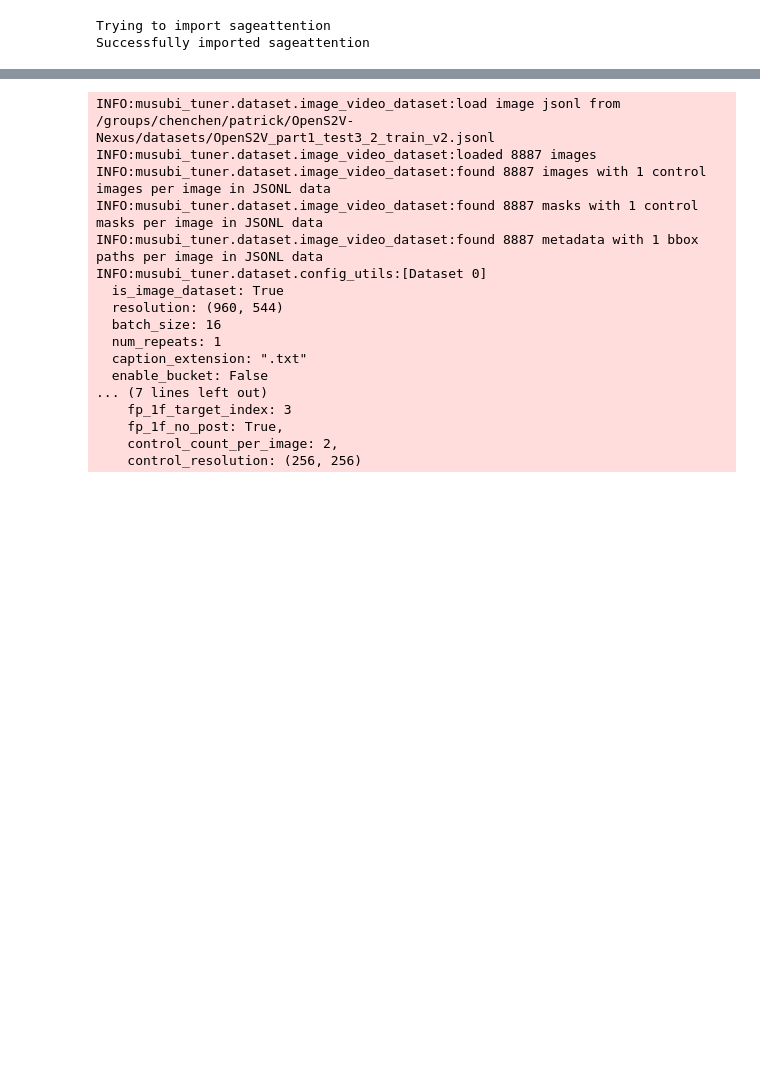
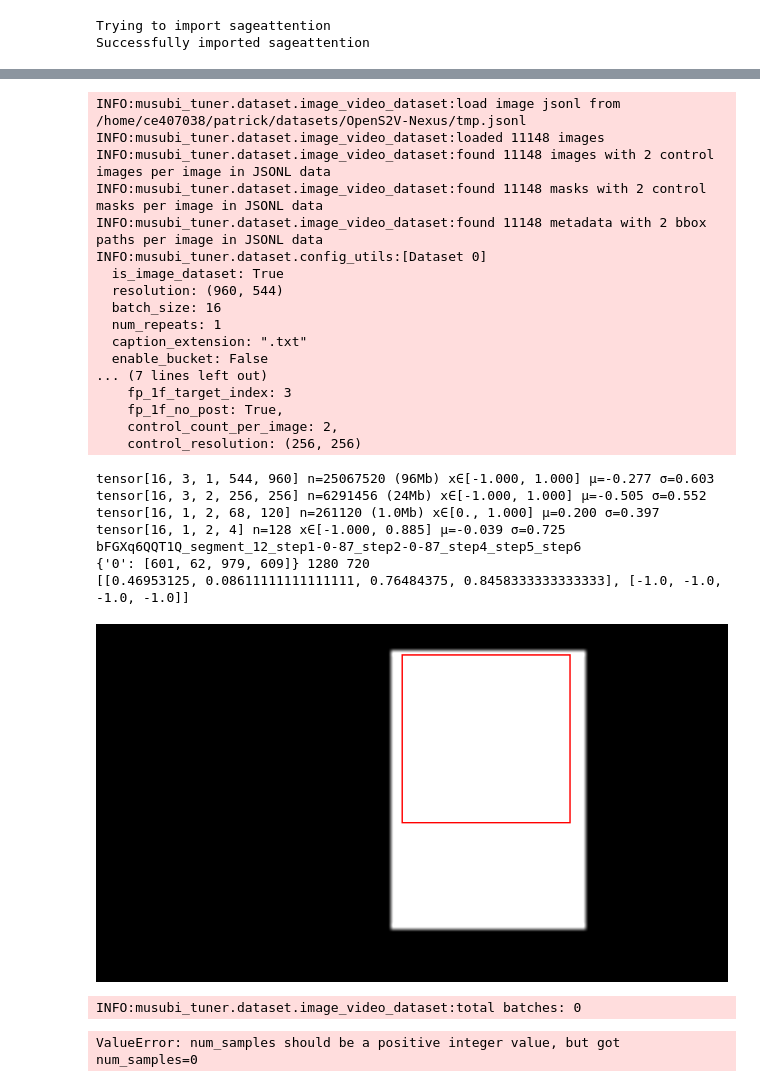
Before and after one commit to yj7082126/musubi-tuner, a Jupyter notebook: src/practice/data.ipynb, the cells around one changed output, grey strips where cells are left out. Drawn from its saved outputs; the diff is of its cells as text; code cells hidden in the pictures; blank space fills up the shorter version.

Commit message:
restructure face_bbox code

```diff
--- a/src/practice/data.ipynb
+++ b/src/practice/data.ipynb
@@ -37,13 +64,12 @@ Successfully imported sageattention
 # %%
 sys.argv = ["fpack_cache_latents.py",
-    "--dataset_config", "/groups/chenchen/patrick/OpenS2V-Nexus/datasets/OpenS2V_part1_test3_2.toml",
-    "--vae", "/home/yo564250/workspace/ComfyUI/models/vae/hunyuan-video-t2v-720p-vae.pt",
-    "--image_encoder", "/home/yo564250/workspace/ComfyUI/models/clip_vision/sigclip_vision_patch14_384.safetensors",
+    "--dataset_config", "/home/ce407038/patrick/datasets/OpenS2V-Nexus/tmp.toml",
+    "--vae", "~/patrick/ComfyUI/models/vae/hunyuan_video_vae_bf16.safetensors",
+    "--image_encoder", "~/patrick/ComfyUI/models/clip_vision/sigclip_vision_patch14_384.safetensors",
     "--vae_chunk_size", "32",
     "--vae_spatial_tile_sample_min_size", "128",
     "--skip_existing", "--keep_cache", "--one_frame", "--one_frame_no_2x", "--one_frame_no_4x"
 ]
-
 
 parser = setup_parser_common()
 parser = hv_setup_parser(parser)  # VAE
@@ -59,7 +85,7 @@ blueprint_generator = BlueprintGenerator(ConfigSanitizer())
 user_config = load_user_config(args.dataset_config)
 blueprint = blueprint_generator.generate(user_config, args, architecture='fp')
 train_dataset_group = generate_dataset_group_by_blueprint(blueprint.dataset_group)
-dataset = train_dataset_group.datasets
+dataset = train_dataset_group.datasets[0]
 
 # dataset = ImageDataset(
 #     resolution=(960, 544), caption_extension='.txt', batch_size=2, num_repeats=1,
@@ -74,11 +100,11 @@ dataset = train_dataset_group.datasets
 #     control_resolution=(256,256)
 # )
 # %% [output]
-INFO:musubi_tuner.dataset.image_video_dataset:load image jsonl from /groups/chenchen/patrick/OpenS2V-Nexus/datasets/OpenS2V_part1_test3_2_train_v2.jsonl
-INFO:musubi_tuner.dataset.image_video_dataset:loaded 8887 images
-INFO:musubi_tuner.dataset.image_video_dataset:found 8887 images with 1 control images per image in JSONL data
-INFO:musubi_tuner.dataset.image_video_dataset:found 8887 masks with 1 control masks per image in JSONL data
-INFO:musubi_tuner.dataset.image_video_dataset:found 8887 metadata with 1 bbox paths per image in JSONL data
+INFO:musubi_tuner.dataset.image_video_dataset:load image jsonl from /home/ce407038/patrick/datasets/OpenS2V-Nexus/tmp.jsonl
+INFO:musubi_tuner.dataset.image_video_dataset:loaded 11148 images
+INFO:musubi_tuner.dataset.image_video_dataset:found 11148 images with 2 control images per image in JSONL data
+INFO:musubi_tuner.dataset.image_video_dataset:found 11148 masks with 2 control masks per image in JSONL data
+INFO:musubi_tuner.dataset.image_video_dataset:found 11148 metadata with 2 bbox paths per image in JSONL data
 INFO:musubi_tuner.dataset.config_utils:[Dataset 0]
   is_image_dataset: True
   resolution: (960, 544)
@@ -91,3 +117,32 @@ INFO:musubi_tuner.dataset.config_utils:[Dataset 0]
     fp_1f_no_post: True,
     control_count_per_image: 2,
     control_resolution: (256, 256)
+# %%
+_,batch = next(iter(dataset.retrieve_latent_cache_batches(4)))
+_, _, image, contents, content_masks, target_masks, clean_latent_bboxes = preprocess_contents(batch)
+print(image)
+print(contents)
+print(target_masks)
+print(clean_latent_bboxes)
+
+i = 0
+print(Path(batch[i].item_key).parent.name)
+meta_path = Path(batch[i].item_key).parent / "meta.yaml"
+meta = OmegaConf.load(meta_path)
+print(meta['target_body'], meta['width'], meta['height'])
+
+bboxes = get_bbox_from_meta(meta_path, 2)
+print(bboxes)
+
+mask = target_masks[i,0].permute(1,2,0).cpu().numpy().astype(bool).max(-1)
+face_bbox = clean_latent_bboxes[i,0].numpy()
+draw_bboxes(Image.fromarray(mask).convert("RGB").resize((960,544)), face_bbox)
+# %% [output]
+tensor[16, 3, 1, 544, 960] n=25067520 (96Mb) x∈[-1.000, 1.000] μ=-0.277 σ=0.603
+tensor[16, 3, 2, 256, 256] n=6291456 (24Mb) x∈[-1.000, 1.000] μ=-0.505 σ=0.552
+tensor[16, 1, 2, 68, 120] n=261120 (1.0Mb) x∈[0., 1.000] μ=0.200 σ=0.397
+tensor[16, 1, 2, 4] n=128 x∈[-1.000, 0.885] μ=-0.039 σ=0.725
+bFGXq6QQT1Q_segment_12_step1-0-87_step2-0-87_step4_step5_step6
+{'0': [601, 62, 979, 609]} 1280 720
+[[0.46953125, 0.08611111111111111, 0.76484375, 0.8458333333333333], [-1.0, -1.0, -1.0, -1.0]]
+[figure, added]
@@ -94,5 +182,4 @@ INFO:musubi_tuner.dataset.config_utils:[Dataset 0]
 # %%
-
 dataset.set_seed(0)
 dataset.prepare_for_training()
 # for _, batch in tqdm(dataset.retrieve_latent_cache_batches(4)):
@@ -112,3 +199,6 @@ train_dataloader = DataLoader(
 
 batch = next(iter(train_dataloader))
 batch
+# %% [output]
+INFO:musubi_tuner.dataset.image_video_dataset:total batches: 0
+ValueError: num_samples should be a positive integer value, but got num_samples=0
```
Also changed, not shown: parts of 6 cells of this notebook, 3 other files.
